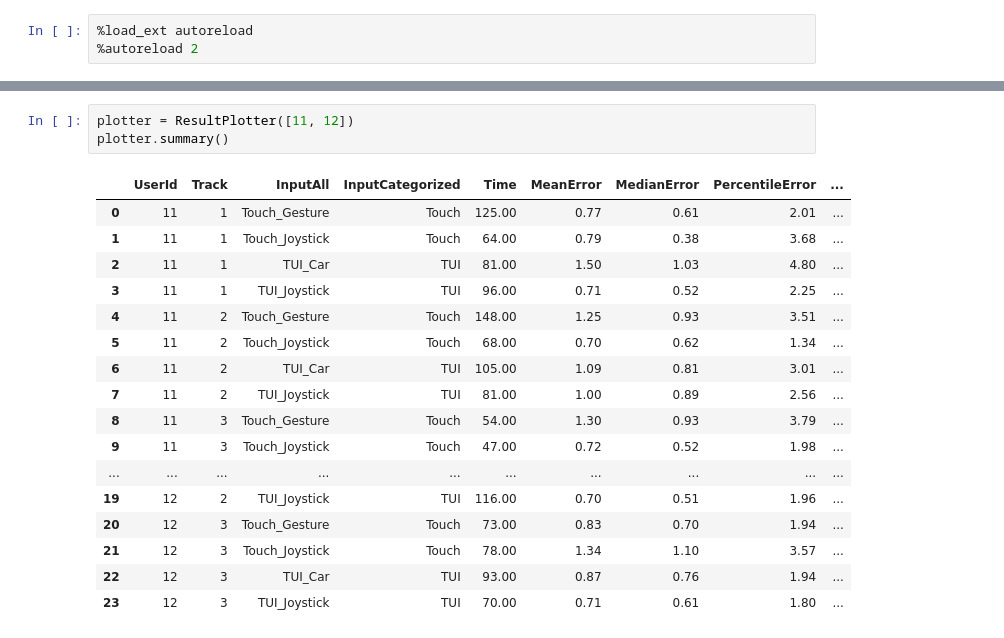
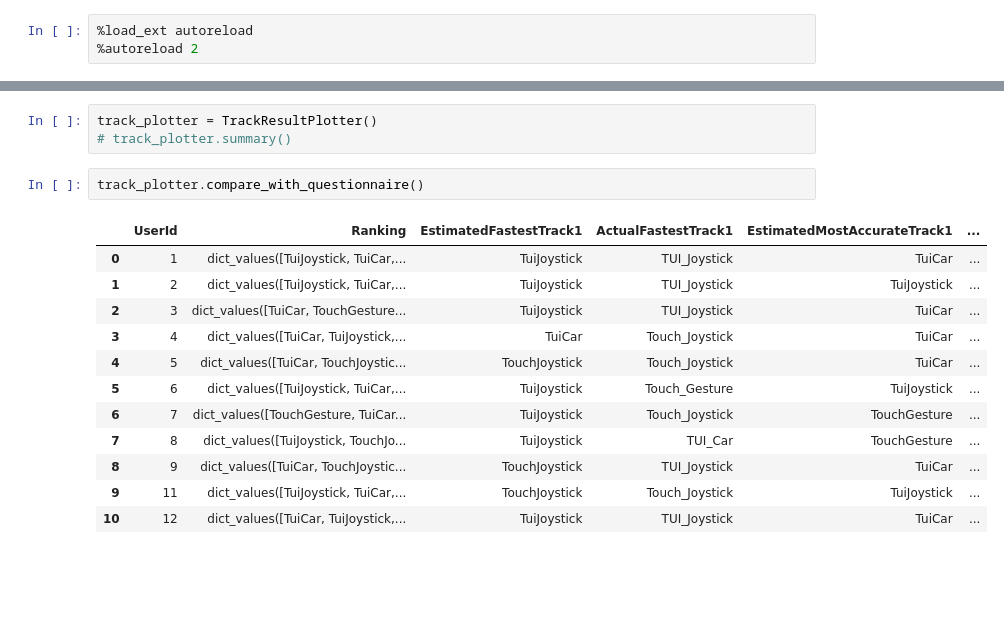
Before and after one commit to eqbic/Masterarbeit-Evaluation, a Jupyter notebook: evaluation_prototype.ipynb, the cells around one changed output, grey strips where cells are left out. Cells and saved outputs as stored; diff of their text form; blank space fills up the shorter version.

```diff
--- a/evaluation_prototype.ipynb
+++ b/evaluation_prototype.ipynb
@@ -137,22 +360,19 @@ class ResultPlotter:
 # %%
-plotter = ResultPlotter([11, 12])
-plotter.summary()
+track_plotter = TrackResultPlotter()
+# track_plotter.summary()
-# %% [output]
-|  | UserId | Track | InputAll | InputCategorized | Time | MeanError | MedianError | PercentileError | ... |
-| 0 | 11 | 1 | Touch_Gesture | Touch | 125.00 | 0.77 | 0.61 | 2.01 | ... |
-| 1 | 11 | 1 | Touch_Joystick | Touch | 64.00 | 0.79 | 0.38 | 3.68 | ... |
-| 2 | 11 | 1 | TUI_Car | TUI | 81.00 | 1.50 | 1.03 | 4.80 | ... |
-| 3 | 11 | 1 | TUI_Joystick | TUI | 96.00 | 0.71 | 0.52 | 2.25 | ... |
-| 4 | 11 | 2 | Touch_Gesture | Touch | 148.00 | 1.25 | 0.93 | 3.51 | ... |
-| 5 | 11 | 2 | Touch_Joystick | Touch | 68.00 | 0.70 | 0.62 | 1.34 | ... |
-| 6 | 11 | 2 | TUI_Car | TUI | 105.00 | 1.09 | 0.81 | 3.01 | ... |
-| 7 | 11 | 2 | TUI_Joystick | TUI | 81.00 | 1.00 | 0.89 | 2.56 | ... |
-| 8 | 11 | 3 | Touch_Gesture | Touch | 54.00 | 1.30 | 0.93 | 3.79 | ... |
-| 9 | 11 | 3 | Touch_Joystick | Touch | 47.00 | 0.72 | 0.52 | 1.98 | ... |
-| ... | ... | ... | ... | ... | ... | ... | ... | ... | ... |
-| 19 | 12 | 2 | TUI_Joystick | TUI | 116.00 | 0.70 | 0.51 | 1.96 | ... |
-| 20 | 12 | 3 | Touch_Gesture | Touch | 73.00 | 0.83 | 0.70 | 1.94 | ... |
-| 21 | 12 | 3 | Touch_Joystick | Touch | 78.00 | 1.34 | 1.10 | 3.57 | ... |
-| 22 | 12 | 3 | TUI_Car | TUI | 93.00 | 0.87 | 0.76 | 1.94 | ... |
-| 23 | 12 | 3 | TUI_Joystick | TUI | 70.00 | 0.71 | 0.61 | 1.80 | ... |
+# %%
+track_plotter.compare_with_questionnaire()
+# %% [output]
+|  | UserId | Ranking | EstimatedFastestTrack1 | ActualFastestTrack1 | EstimatedMostAccurateTrack1 | ... |
+| 0 | 1 | dict_values([TuiJoystick, TuiCar,... | TuiJoystick | TUI_Joystick | TuiCar | ... |
+| 1 | 2 | dict_values([TuiJoystick, TuiCar,... | TuiJoystick | TUI_Joystick | TuiJoystick | ... |
+| 2 | 3 | dict_values([TuiCar, TouchGesture... | TuiJoystick | TUI_Joystick | TuiCar | ... |
+| 3 | 4 | dict_values([TuiCar, TuiJoystick,... | TuiCar | Touch_Joystick | TuiCar | ... |
+| 4 | 5 | dict_values([TuiCar, TouchJoystic... | TouchJoystick | Touch_Joystick | TuiCar | ... |
+| 5 | 6 | dict_values([TuiJoystick, TuiCar,... | TuiJoystick | Touch_Gesture | TuiJoystick | ... |
+| 6 | 7 | dict_values([TouchGesture, TuiCar... | TuiJoystick | Touch_Joystick | TouchGesture | ... |
+| 7 | 8 | dict_values([TuiJoystick, TouchJo... | TuiJoystick | TUI_Car | TouchGesture | ... |
+| 8 | 9 | dict_values([TuiCar, TouchJoystic... | TouchJoystick | TUI_Joystick | TuiCar | ... |
+| 9 | 11 | dict_values([TuiJoystick, TuiCar,... | TouchJoystick | Touch_Joystick | TuiJoystick | ... |
+| 10 | 12 | dict_values([TuiCar, TuiJoystick,... | TuiJoystick | TUI_Joystick | TuiCar | ... |
 # %%
```
Also changed, not shown: parts of 5 cells of this notebook, 2 other files.
